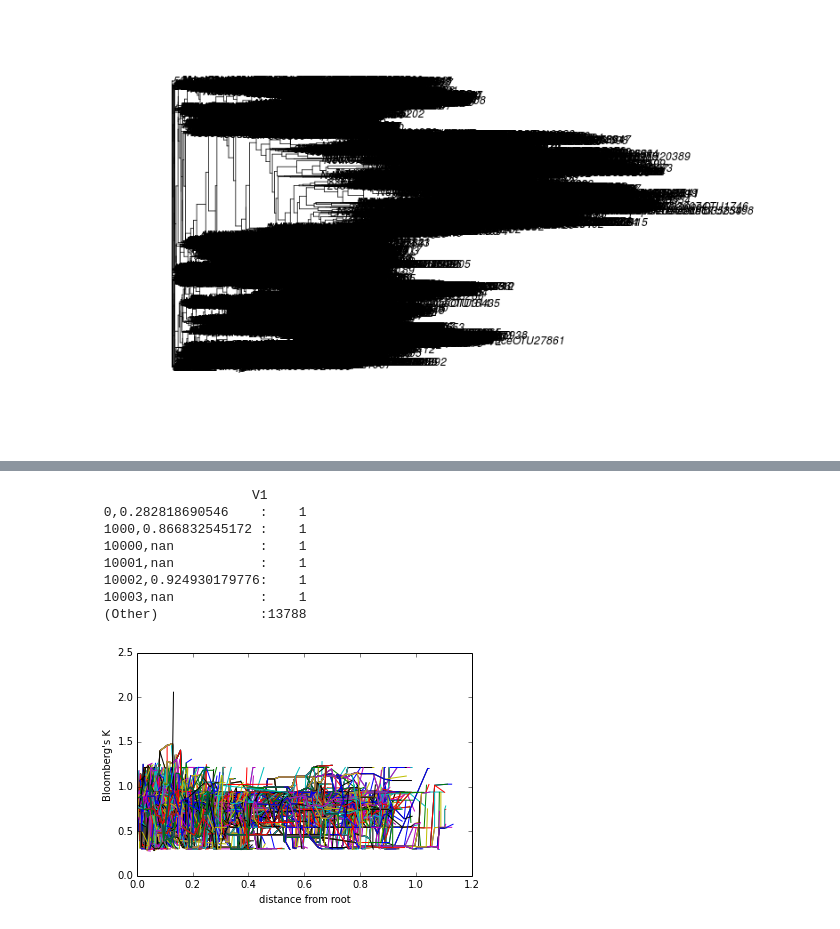
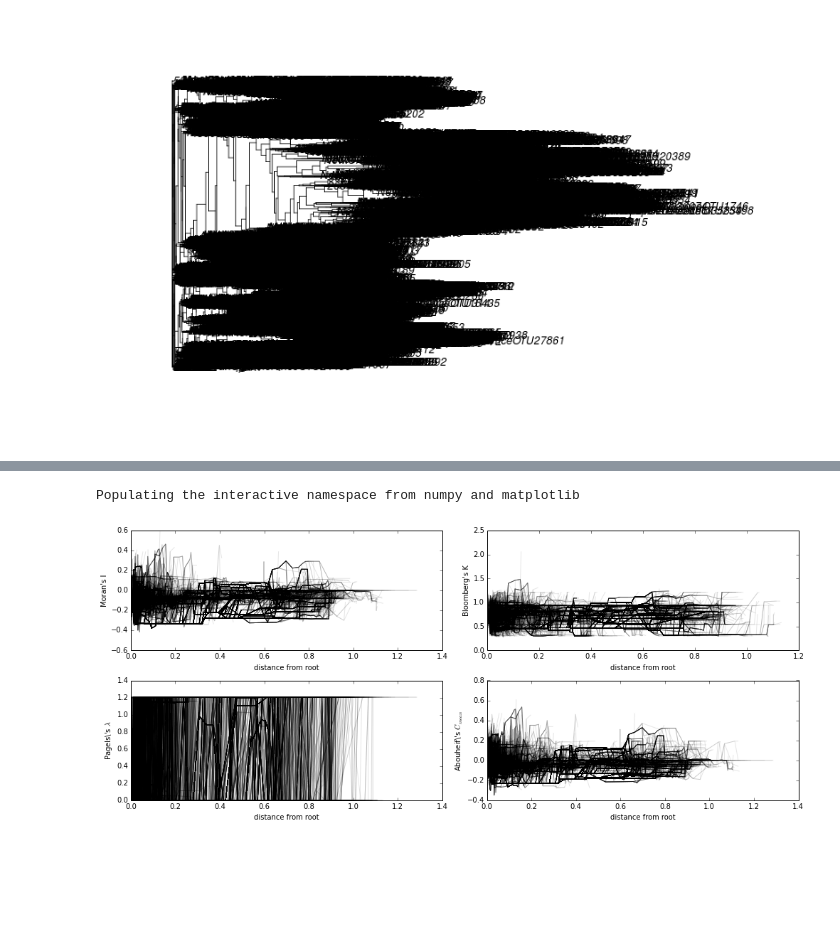
Before and after one commit to ryneches/fishpoo, a Jupyter notebook: fishpoo.ipynb, the cells around one changed output, grey strips where cells are left out. Saved outputs shown, nothing was run; the diff lists cells and outputs as text; code cells hidden in the pictures; blank space fills up the shorter version.

Commit message:
periscope graph for all four phylosig measures

```diff
--- a/fishpoo.ipynb
+++ b/fishpoo.ipynb
@@ -993,6 +993,9 @@ ape_translations = {'delta.plot'            : 'delta_plot',
 ape = importr('ape', robject_translations = ape_translations )
 
 phytools = importr('phytools')
+
+adephylo = importr('adephylo')
+phylobase = importr('phylobase')
 
 # read in the big fish tree
 rabosky = ape.read_tree( "host_tree/raboskytree/Rabosky_et_al_timetree.tre" )
@@ -1031,16 +1034,22 @@ import dendropy
 microbe_tree = dendropy.Tree.get( path='fishpoo_open97/rep_set.tre', schema='newick')
 collapsed_otus = {}
 f = open( 'fishpoo_open97/phase1_OTU_phylosig.csv', 'w' )
-Kvalues,PDvalues = [],[]
 #for n,node in enumerate( microbe_tree.postorder_node_iter() ) :
 for n,node in enumerate( microbe_tree.preorder_node_iter() ) :
     leafs = map( lambda l : l.taxon.label, node.leaf_nodes() )
     K = phytools.phylosig( rabosky_trimmed, tree_trait( leafs ), method='K' )[0]
+    l_lambda, l_logL = map( lambda x : x[0], phytools.phylosig( rabosky_trimmed, tree_trait( leafs ), method='lambda' ) )
+    I = adephylo.abouheif_moran( phylobase.phylo4d( rabosky_trimmed, tree_trait( leafs ) ), method="Abouheif" )[1]
+    Cmean = adephylo.abouheif_moran( phylobase.phylo4d( rabosky_trimmed, tree_trait( leafs ) ), method="oriAbouheif" )[1]
     node.annotations.add_new( 'Bloomberg K', K )
+    node.annotations.add_new( 'Pagel lambda', l_lambda )
+    node.annotations.add_new( 'Pagel logL', l_logL )
+    node.annotations.add_new( 'Moran I', I )
+    node.annotations.add_new( 'Abouheif Cmean', Cmean )
     node.label = n
     Kvalues.append(K); PDvalues.append(node.distance_from_root())
     f.write( str(n) + ',' + str(K) + '\n' )
-    if n%1000 == 0 : print n, node.is_internal(), len(leafs), K
+    if n%1000 == 0 : print n, node.is_internal(), len(leafs), K, l_lambda, l_logL, I, Cmean
 
 f.close()
 microbe_tree.write( path='fishpoo_open97/phase1_OTU_phylosig.nexus', schema='nexus')
@@ -1086,34 +1074,42 @@ Unrooted; includes branch lengths.
-# %%
-%%R -w 800 -h 480 -u px
-
-#plot(read.nexus( 'fishpoo_open97/phase1_OTU_phylosig.nexus'), show.tip.label=FALSE )
-#nodelabels(bg="white")
-Kvalues = read.table( 'fishpoo_open97/phase1_OTU_phylosig.csv' )
-summary(Kvalues)
-# %% [output]
-                    V1
- 0,0.282818690546    :    1
- 1000,0.866832545172 :    1
- 10000,nan           :    1
- 10001,nan           :    1
- 10002,0.924930179776:    1
- 10003,nan           :    1
- (Other)             :13788
 # %%
+%pylab inline
+
+figure(figsize=(14, 6))
+
 for n,leaf in enumerate( microbe_tree.leaf_iter() ) :
     #if n == 100 : break
     d = leaf.distance_from_root()
-    ds = []
-    ks = []
+    ds, dt, ks, ls, ms, cs = [],[],[],[],[],[]
     i = leaf
     while i :
-        d = i.distance_from_root()
-        ds.append(d)
+        ds.append( i.distance_from_root() )
+        dt.append( i.distance_from_tip() )
         ks.append( i.annotations['Bloomberg K'] )
+        ls.append( i.annotations['Pagel lambda'])
+        ms.append( i.annotations['Moran I'])
+        cs.append( i.annotations['Abouheif Cmean'])
         i = i.parent_node
     #print leaf., leaf.parent_node, ds
-    plot(ds,ks)
+    subplot(221)
+    plot(ds,ms,color='black',alpha=0.1)
+    xlabel('distance from root')
+    ylabel('Moran\'s I')
+
+    subplot(222)
+    plot(ds,ks,color='black',alpha=0.1)
     xlabel('distance from root')
     ylabel('Bloomberg\'s K')
+
+    subplot(223)
+    plot(ds,ls,color='black',alpha=0.1)
+    xlabel('distance from root')
+    ylabel( r'Pagels\'s $\lambda$')
+
+    subplot(224)
+    plot(ds,cs,color='black',alpha=0.1)
+    xlabel('distance from root')
+    ylabel( r'Abouheif\'s $C_{mean}$')
+tight_layout()
 # %% [output]
+Populating the interactive namespace from numpy and matplotlib
-[figure, old version]
+[figure, new version]
```
Also changed, not shown: parts of 4 cells of this notebook, 1 other file.
